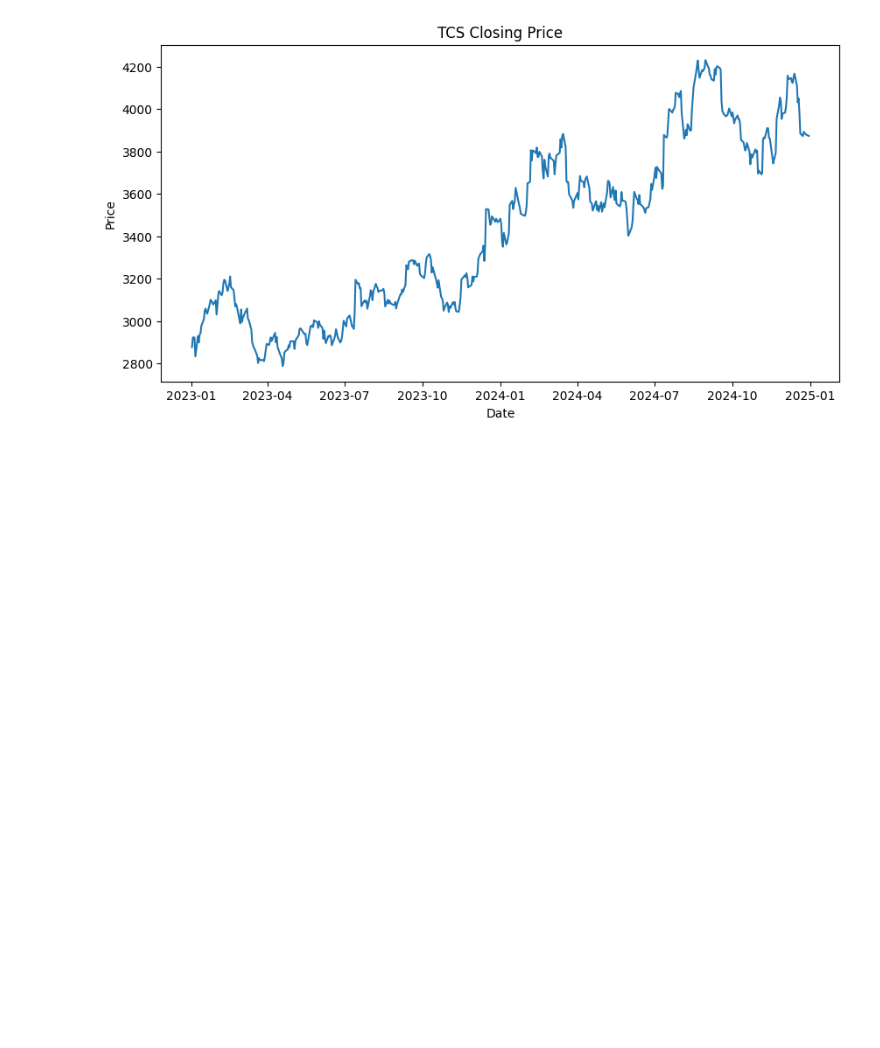
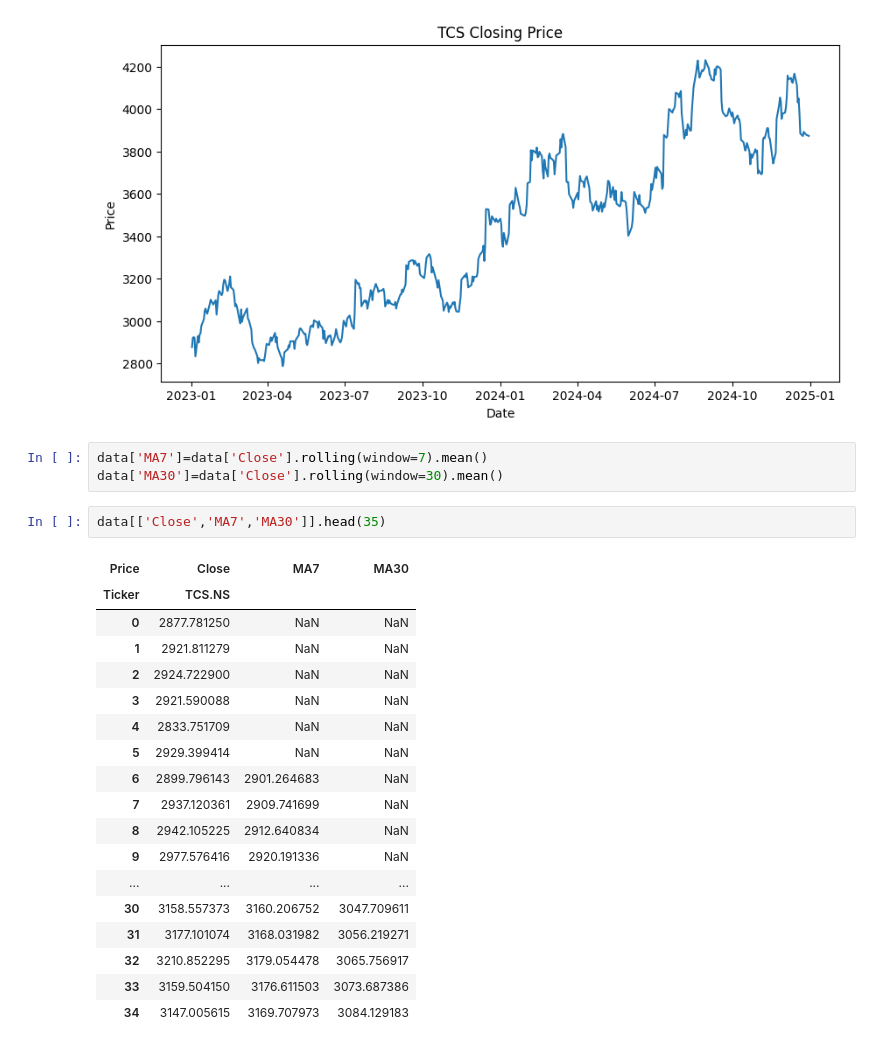
Before and after one commit to Manjunath-Kurubar/stock-market-data-analysis, a Jupyter notebook: Stock_Market_Analysis.ipynb, the cells around one changed output. Drawn from its saved outputs; the diff is of its cells as text; blank space fills up the shorter version.

```diff
--- a/Stock_Market_Analysis.ipynb
+++ b/Stock_Market_Analysis.ipynb
@@ -87,3 +87,27 @@ plt.ylabel('Price')
 # %% [output]
 Text(0, 0.5, 'Price')
 [figure]
+# %%
+data['MA7']=data['Close'].rolling(window=7).mean()
+data['MA30']=data['Close'].rolling(window=30).mean()
+# %%
+data[['Close','MA7','MA30']].head(35)
+# %% [output]
+| Price | Close | MA7 | MA30 |
+| Ticker | TCS.NS |  |  |
+| 0 | 2877.781250 | NaN | NaN |
+| 1 | 2921.811279 | NaN | NaN |
+| 2 | 2924.722900 | NaN | NaN |
+| 3 | 2921.590088 | NaN | NaN |
+| 4 | 2833.751709 | NaN | NaN |
+| 5 | 2929.399414 | NaN | NaN |
+| 6 | 2899.796143 | 2901.264683 | NaN |
+| 7 | 2937.120361 | 2909.741699 | NaN |
+| 8 | 2942.105225 | 2912.640834 | NaN |
+| 9 | 2977.576416 | 2920.191336 | NaN |
+| ... | ... | ... | ... |
+| 30 | 3158.557373 | 3160.206752 | 3047.709611 |
+| 31 | 3177.101074 | 3168.031982 | 3056.219271 |
+| 32 | 3210.852295 | 3179.054478 | 3065.756917 |
+| 33 | 3159.504150 | 3176.611503 | 3073.687386 |
+| 34 | 3147.005615 | 3169.707973 | 3084.129183 |
```
Also changed, not shown: parts of 14 cells of this notebook.
